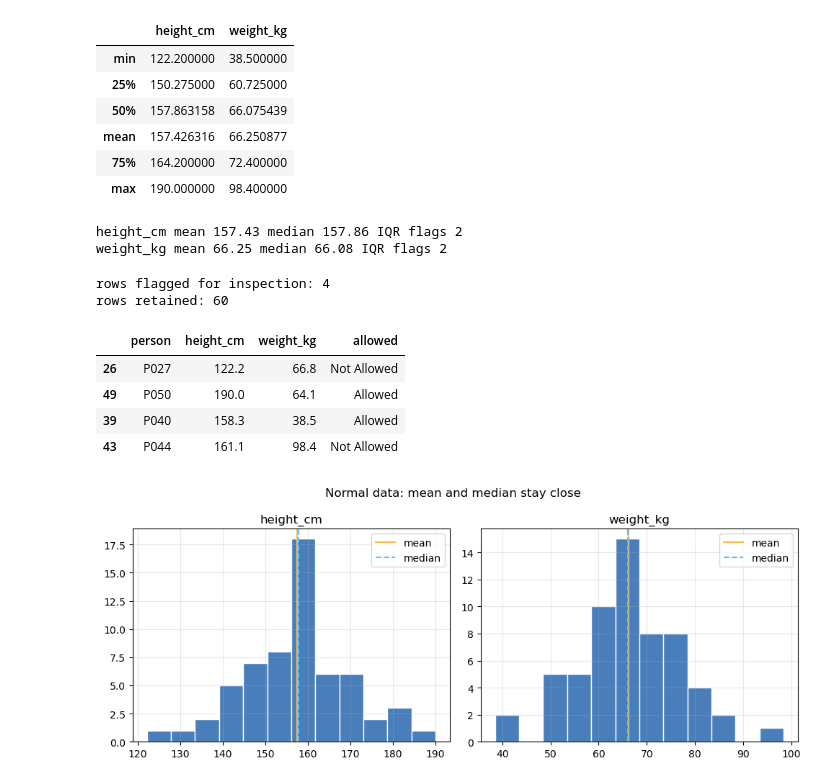
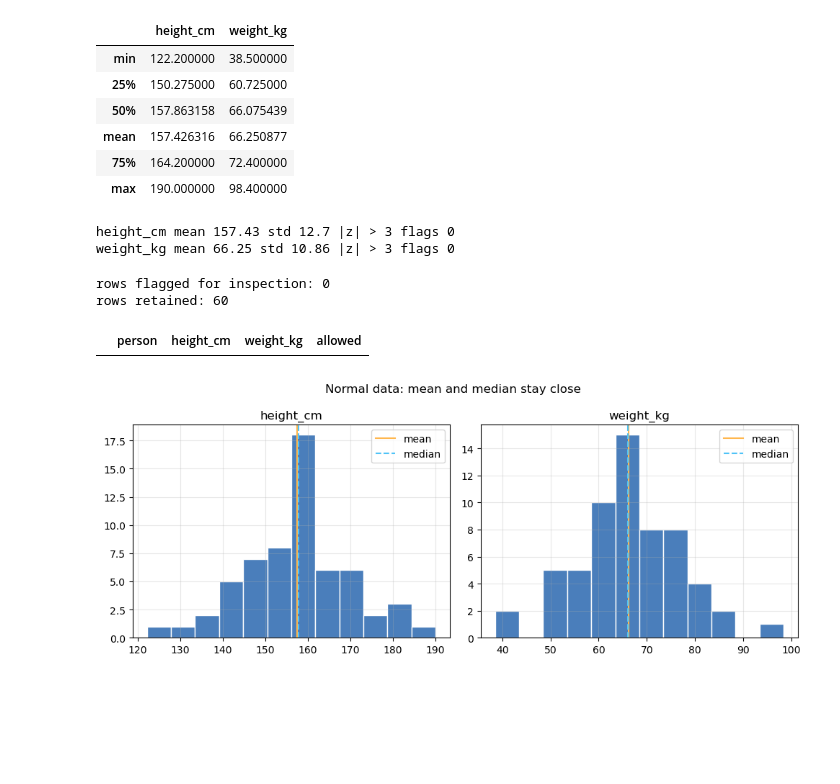
Before and after one commit to sanjula2003git/Corporate_training, a Jupyter notebook: Pandas-Ride-Normal-Basics/pandas_ride_normal_basics.ipynb, the cells around one changed output. Cells and saved outputs as stored; diff of their text form; code cells hidden in the pictures; blank space fills up the shorter version.

```diff
--- a/Pandas-Ride-Normal-Basics/pandas_ride_normal_basics.ipynb
+++ b/Pandas-Ride-Normal-Basics/pandas_ride_normal_basics.ipynb
@@ -332,32 +328,30 @@ df[["height_cm", "weight_kg"]].describe().loc[["min", "25%", "50%", "mean", "75%
 | 75% | 164.200000 | 72.400000 |
 | max | 190.000000 | 98.400000 |
 # %%
-def iqr_bounds(series):
-    q1, q3 = series.quantile([0.25, 0.75]); iqr = q3 - q1
-    return q1, q3, iqr, q1 - 1.5 * iqr, q3 + 1.5 * iqr
+def zscore_values(series):
+    return (series - series.mean()) / series.std(ddof=0)
 
 for col in ["height_cm", "weight_kg"]:
-    q1, q3, iqr, low, high = iqr_bounds(df[col])
-    flagged = df[(df[col] < low) | (df[col] > high)]
-    print(col, "mean", round(df[col].mean(),2), "median", round(df[col].median(),2), "IQR flags", len(flagged))
+    z = zscore_values(df[col])
+    print(col, "mean", round(df[col].mean(), 2),
+          "std", round(df[col].std(ddof=0), 2),
+          "|z| > 3 flags", int((z.abs() > 3).sum()))
 # %% [output]
-height_cm mean 157.43 median 157.86 IQR flags 2
-weight_kg mean 66.25 median 66.08 IQR flags 2
+height_cm mean 157.43 std 12.7 |z| > 3 flags 0
+weight_kg mean 66.25 std 10.86 |z| > 3 flags 0
 # %%
-# For this pure normal teaching dataset, inspect IQR flags but do not automatically delete valid people.
-df_outliers = pd.concat([df[(df[c] < iqr_bounds(df[c])[3]) | (df[c] > iqr_bounds(df[c])[4])] for c in ["height_cm", "weight_kg"]]).drop_duplicates()
+# For this normal teaching dataset, inspect |z| > 3 flags without automatically deleting valid people.
+z_height = zscore_values(df["height_cm"]).abs()
+z_weight = zscore_values(df["weight_kg"]).abs()
+df_outliers = df[(z_height > 3) | (z_weight > 3)].copy()
 df_clean = df.copy().reset_index(drop=True)
 print("rows flagged for inspection:", len(df_outliers))
 print("rows retained:", len(df_clean))
 df_outliers
 # %% [output]
-rows flagged for inspection: 4
+rows flagged for inspection: 0
 rows retained: 60
 |  | person | height_cm | weight_kg | allowed |
-| 26 | P027 | 122.2 | 66.8 | Not Allowed |
-| 49 | P050 | 190.0 | 64.1 | Allowed |
-| 39 | P040 | 158.3 | 38.5 | Allowed |
-| 43 | P044 | 161.1 | 98.4 | Not Allowed |
 # %%
 fig, axes = plt.subplots(1, 2, figsize=(10, 4))
 for ax, col in zip(axes, ["height_cm", "weight_kg"]):
```
Also changed, not shown: parts of 5 cells of this notebook, 5 other files.
